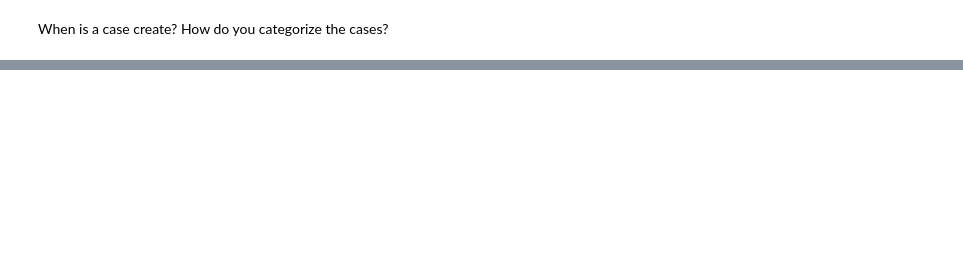
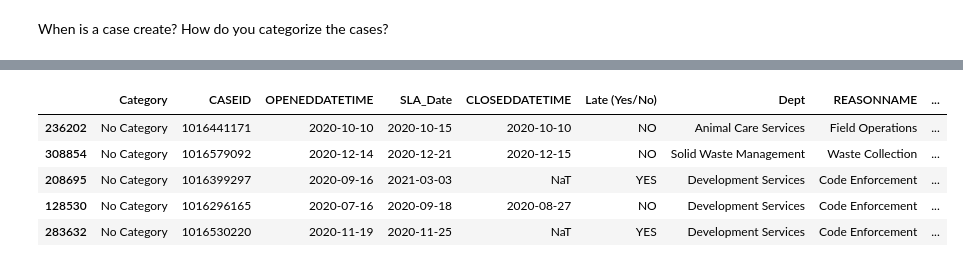
Before and after one commit to CaitlynCarney/3-1-1-project, a Jupyter notebook: workbooks/caitlyn/acquire_and_prepare.ipynb, the cells around one changed output, grey strips where cells are left out. Drawn from its saved outputs; the diff is of its cells as text; code cells hidden in the pictures; blank space fills up the shorter version.

```diff
--- a/workbooks/caitlyn/acquire_and_prepare.ipynb
+++ b/workbooks/caitlyn/acquire_and_prepare.ipynb
@@ -406,0 +464,12 @@ How do you categorize the cases?
+# %%
+# create new feature to show how long it took to resolve compared to resolution due date
+df['days_before_or_after_due'] = df.resolution_days_due - df.days_open
+# postitive means before days before due data and negative means number of days after due
+df.sample(5)
+# %% [output]
+|  | Category | CASEID | OPENEDDATETIME | SLA_Date | CLOSEDDATETIME | Late (Yes/No) | Dept | REASONNAME | ... |
+| 236202 | No Category | 1016441171 | 2020-10-10 | 2020-10-15 | 2020-10-10 | NO | Animal Care Services | Field Operations | ... |
+| 308854 | No Category | 1016579092 | 2020-12-14 | 2020-12-21 | 2020-12-15 | NO | Solid Waste Management | Waste Collection | ... |
+| 208695 | No Category | 1016399297 | 2020-09-16 | 2021-03-03 | NaT | YES | Development Services | Code Enforcement | ... |
+| 128530 | No Category | 1016296165 | 2020-07-16 | 2020-09-18 | 2020-08-27 | NO | Development Services | Code Enforcement | ... |
+| 283632 | No Category | 1016530220 | 2020-11-19 | 2020-11-25 | NaT | YES | Development Services | Code Enforcement | ... |
```
Also changed, not shown: parts of 31 cells of this notebook.
